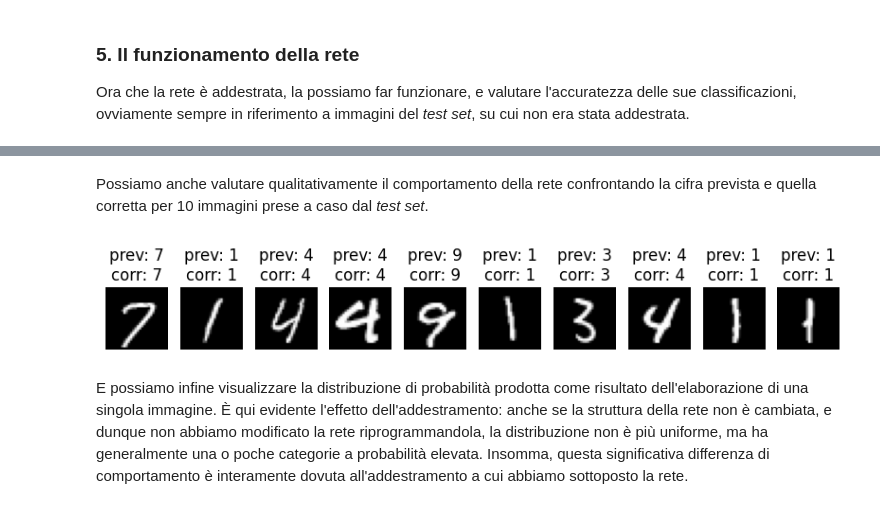
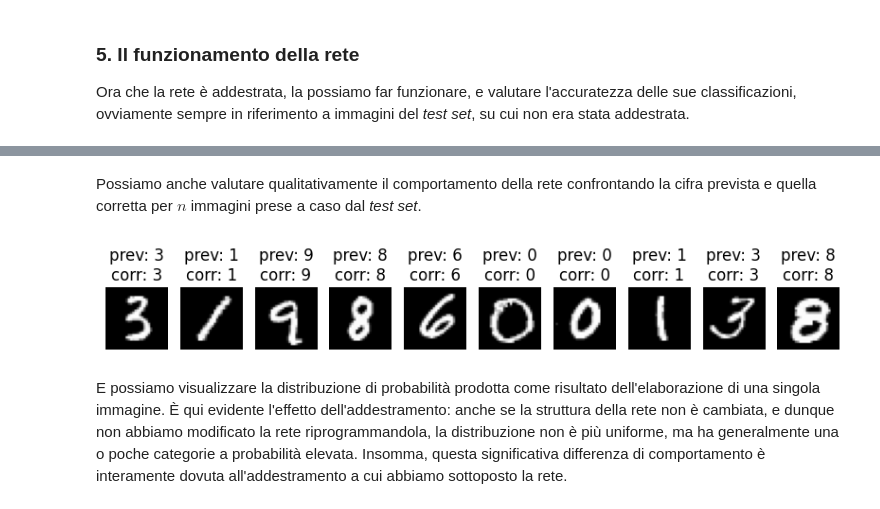
Before and after one commit to lmari/tutorial, a Jupyter notebook: mnist_simple.ipynb, the cells around one changed output, grey strips where cells are left out. Drawn from its saved outputs; the diff is of its cells as text; code cells hidden in the pictures.

```diff
--- a/mnist_simple.ipynb
+++ b/mnist_simple.ipynb
@@ -193,8 +196,10 @@ Accuratezza: 82.5%
 # %% [markdown]
-Possiamo anche valutare qualitativamente il comportamento della rete confrontando la cifra prevista e quella corretta per 10 immagini prese a caso dal _test set_.
+Possiamo anche valutare qualitativamente il comportamento della rete confrontando la cifra prevista e quella corretta per $n$ immagini prese a caso dal _test set_.
-# %%
-test_loop_with_trace(test_data, network)
-# %% [output]
-[figure, removed]
+# %%
+n = 10
+random_indexes = [random.randint(0, len(test_data)) for _ in range(n)]
+test_loop_with_trace(test_data, random_indexes, network)
+# %% [output]
+[figure, added]
 # %% [markdown]
-E possiamo infine visualizzare la distribuzione di probabilità prodotta come risultato dell'elaborazione di una singola immagine. È qui evidente l'effetto dell'addestramento: anche se la struttura della rete non è cambiata, e dunque non abbiamo modificato la rete riprogrammandola, la distribuzione non è più uniforme, ma ha generalmente una o poche categorie a probabilità elevata. Insomma, questa significativa differenza di comportamento è interamente dovuta all'addestramento a cui abbiamo sottoposto la rete.
+E possiamo visualizzare la distribuzione di probabilità prodotta come risultato dell'elaborazione di una singola immagine. È qui evidente l'effetto dell'addestramento: anche se la struttura della rete non è cambiata, e dunque non abbiamo modificato la rete riprogrammandola, la distribuzione non è più uniforme, ma ha generalmente una o poche categorie a probabilità elevata. Insomma, questa significativa differenza di comportamento è interamente dovuta all'addestramento a cui abbiamo sottoposto la rete.
```
Also changed, not shown: parts of 18 cells of this notebook, 11 other files.
